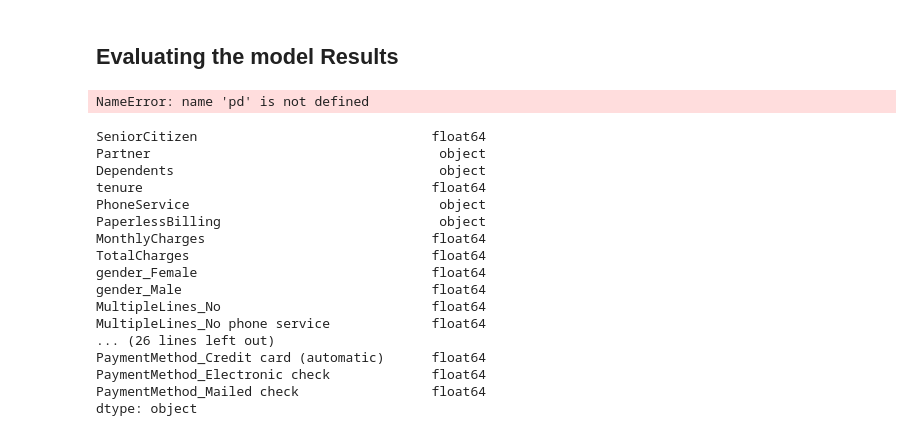
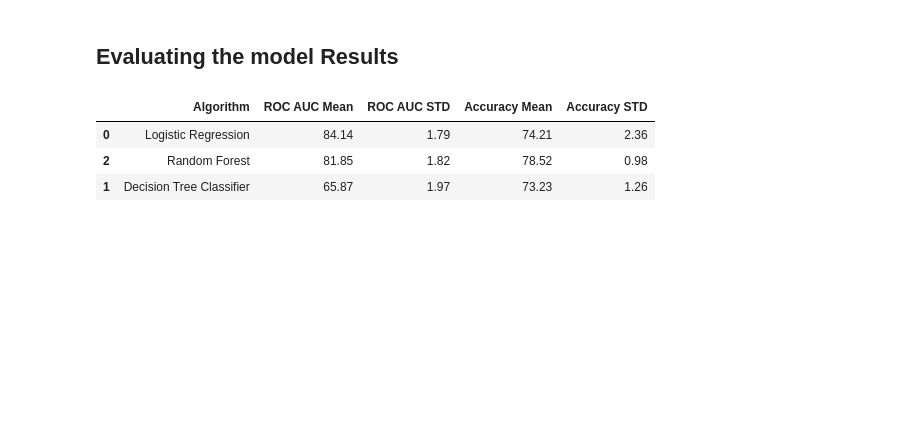
Before and after one commit to rzadrzi/customer_churn_analysis, a Jupyter notebook: customer_churn_analysis.ipynb, the cells around one changed output. Cells and saved outputs as stored; diff of their text form; code cells hidden in the pictures; blank space fills up the shorter version.

```diff
--- a/customer_churn_analysis.ipynb
+++ b/customer_churn_analysis.ipynb
@@ -471,55 +503,36 @@ model_results = pd.DataFrame(columns = result_col)
 i=0
 # K- fold cross validation
 
 for name, model in models:
     names.append(name)
     kfold = KFold(n_splits=10, random_state=0, shuffle=True)
 
     cv_acc_results = cross_val_score(
         model,
         X_train,
         y_train,
-        # cv = kfold,
-        cv=5,
+        cv = kfold,
         scoring="accuracy")
 
     cv_auc_results = cross_val_score(
         model,
         X_train,
         y_train,
-        # cv = kfold,
-        cv=5,
+        cv = kfold,
         scoring="roc_auc")
     acc_results.append(cv_acc_results)
     auc_results.append(cv_auc_results)
 
     model_results.loc[i] = [name,
                            round(cv_auc_results.mean()*100,2),
                            round(cv_auc_results.std()*100,2),
                            round(cv_acc_results.mean()*100,2),
                            round(cv_acc_results.std()*100,2)]
     i+=1
 
 model_results.sort_values(by = ['ROC AUC Mean'], ascending=False)
 # %% [output]
-NameError: name 'pd' is not defined
+|  | Algorithm | ROC AUC Mean | ROC AUC STD | Accuracy Mean | Accuracy STD |
+| 0 | Logistic Regression | 84.14 | 1.79 | 74.21 | 2.36 |
+| 2 | Random Forest | 81.85 | 1.82 | 78.52 | 0.98 |
+| 1 | Decision Tree Classifier | 65.87 | 1.97 | 73.23 | 1.26 |
-# %%
-X_train.dtypes
-# %% [output]
-SeniorCitizen                              float64
-Partner                                     object
-Dependents                                  object
-tenure                                     float64
-PhoneService                                object
-PaperlessBilling                            object
-MonthlyCharges                             float64
-TotalCharges                               float64
-gender_Female                              float64
-gender_Male                                float64
-MultipleLines_No                           float64
-MultipleLines_No phone service             float64
-... (26 lines left out)
-PaymentMethod_Credit card (automatic)      float64
-PaymentMethod_Electronic check             float64
-PaymentMethod_Mailed check                 float64
-dtype: object
```
Also changed, not shown: parts of 35 cells of this notebook.
